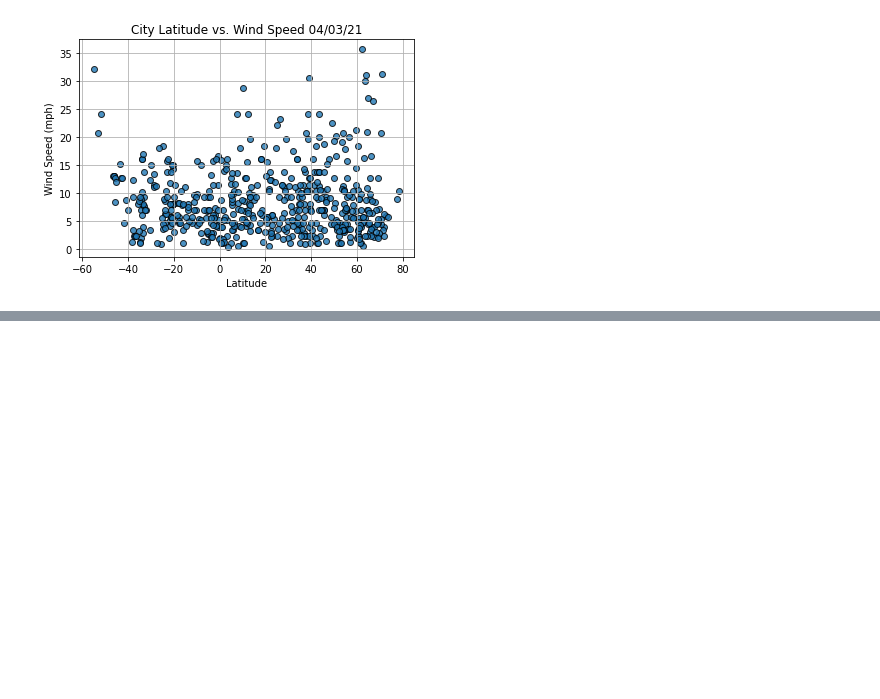
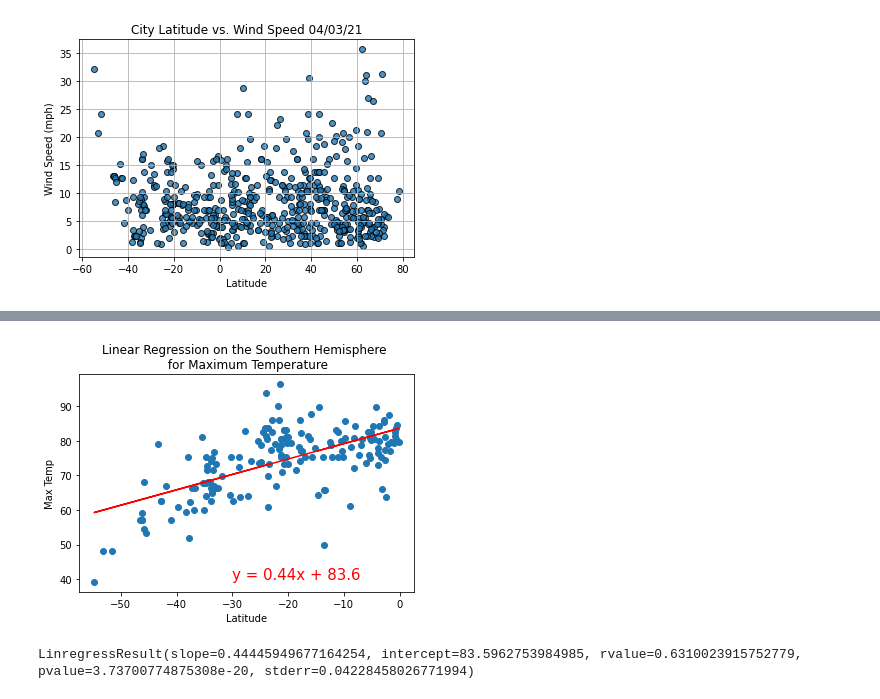
Before and after one commit to NoraYounes/World_Weather_Analysis, a Jupyter notebook: WeatherPy.ipynb, the cells around one changed output, grey strips where cells are left out. Saved outputs shown, nothing was run; the diff lists cells and outputs as text; code cells hidden in the pictures; blank space fills up the shorter version.

```diff
--- a/WeatherPy.ipynb
+++ b/WeatherPy.ipynb
@@ -268,0 +325,14 @@ plt.show()
+# %%
+#Max Temp
+# Linear regression on the Southern Hemisphere
+x_values = southern_hemi_df["Lat"]
+y_values = southern_hemi_df["Max Temp"]
+
+# Call the function.
+plot_linear_regression(x_values, y_values,
+                       'Linear Regression on the Southern Hemisphere \n for Maximum Temperature', 'Max Temp',(-30,40))
+#Check the r-values
+linregress(x_values,y_values)
+# %% [output]
+[figure, added]
+LinregressResult(slope=0.44445949677164254, intercept=83.5962753984985, rvalue=0.6310023915752779, pvalue=3.73700774875308e-20, stderr=0.04228458026771994)
```
Also changed, not shown: parts of 9 cells of this notebook.
